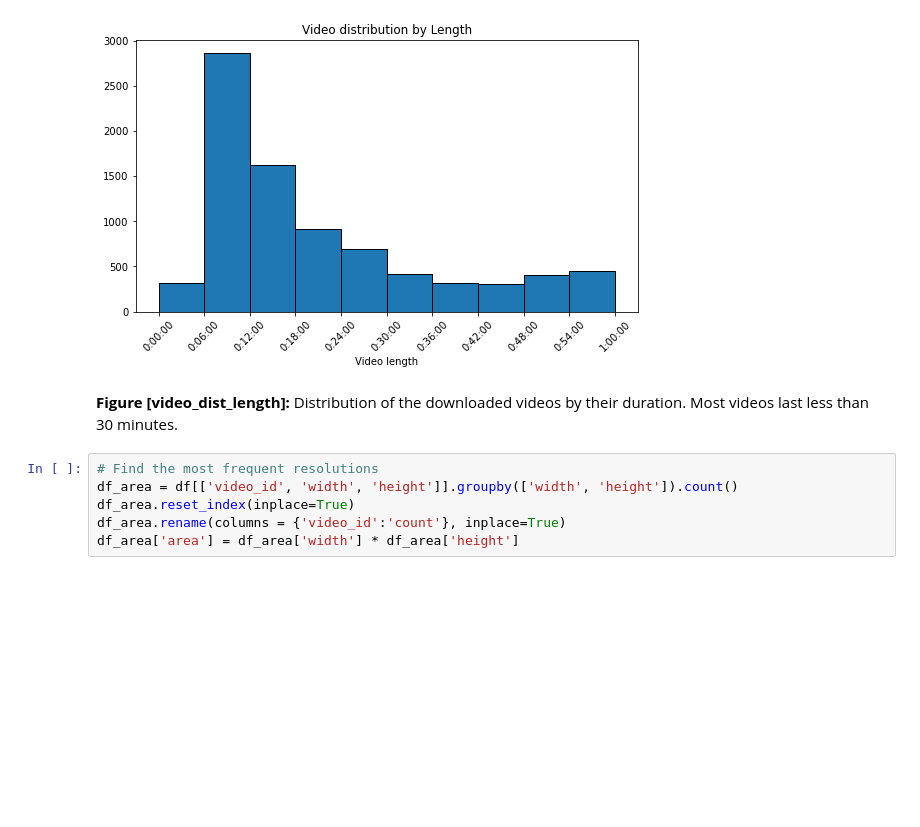
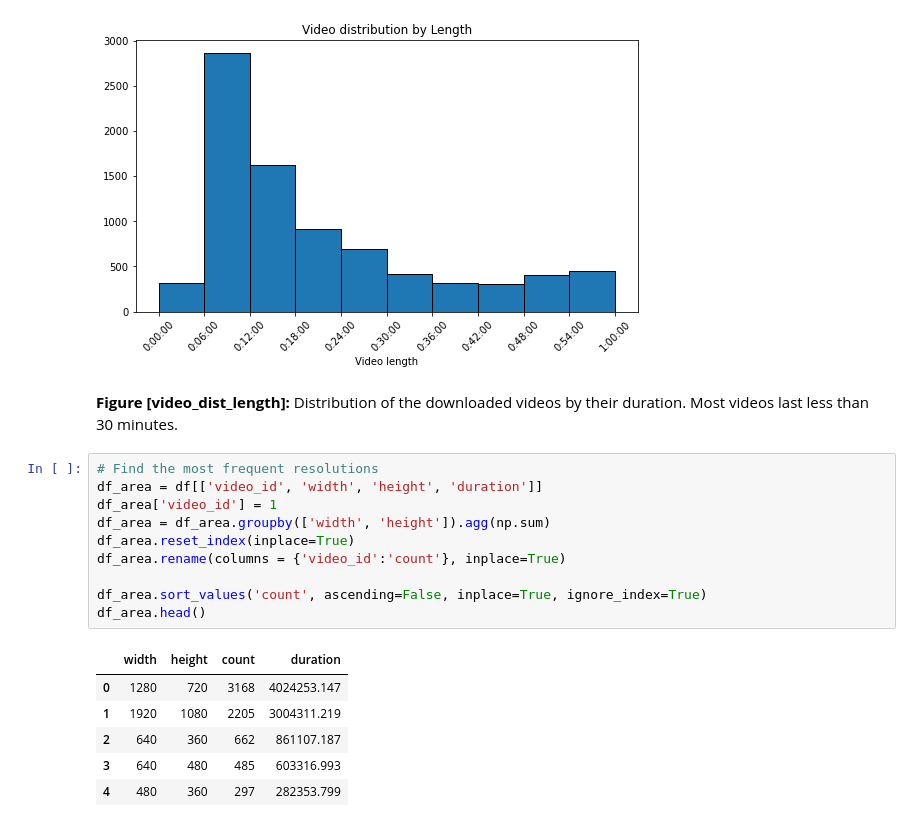
Before and after one commit to segonzal/chiletv, a Jupyter notebook: analysis/dataset_dimentions.ipynb, the cells around one changed output. Saved outputs shown, nothing was run; the diff lists cells and outputs as text; blank space fills up the shorter version.

```diff
--- a/analysis/dataset_dimentions.ipynb
+++ b/analysis/dataset_dimentions.ipynb
@@ -45,7 +53,18 @@ plt.show()
 **Figure \[video_dist_length]:** Distribution of the downloaded videos by their duration. Most videos last less than 30 minutes.
 # %%
 # Find the most frequent resolutions
-df_area = df[['video_id', 'width', 'height']].groupby(['width', 'height']).count()
+df_area = df[['video_id', 'width', 'height', 'duration']]
+df_area['video_id'] = 1
+df_area = df_area.groupby(['width', 'height']).agg(np.sum)
 df_area.reset_index(inplace=True)
 df_area.rename(columns = {'video_id':'count'}, inplace=True)
-df_area['area'] = df_area['width'] * df_area['height']
+
+df_area.sort_values('count', ascending=False, inplace=True, ignore_index=True)
+df_area.head()
+# %% [output]
+|  | width | height | count | duration |
+| 0 | 1280 | 720 | 3168 | 4024253.147 |
+| 1 | 1920 | 1080 | 2205 | 3004311.219 |
+| 2 | 640 | 360 | 662 | 861107.187 |
+| 3 | 640 | 480 | 485 | 603316.993 |
+| 4 | 480 | 360 | 297 | 282353.799 |
```
Also changed, not shown: parts of 7 cells of this notebook, 1 other file.
